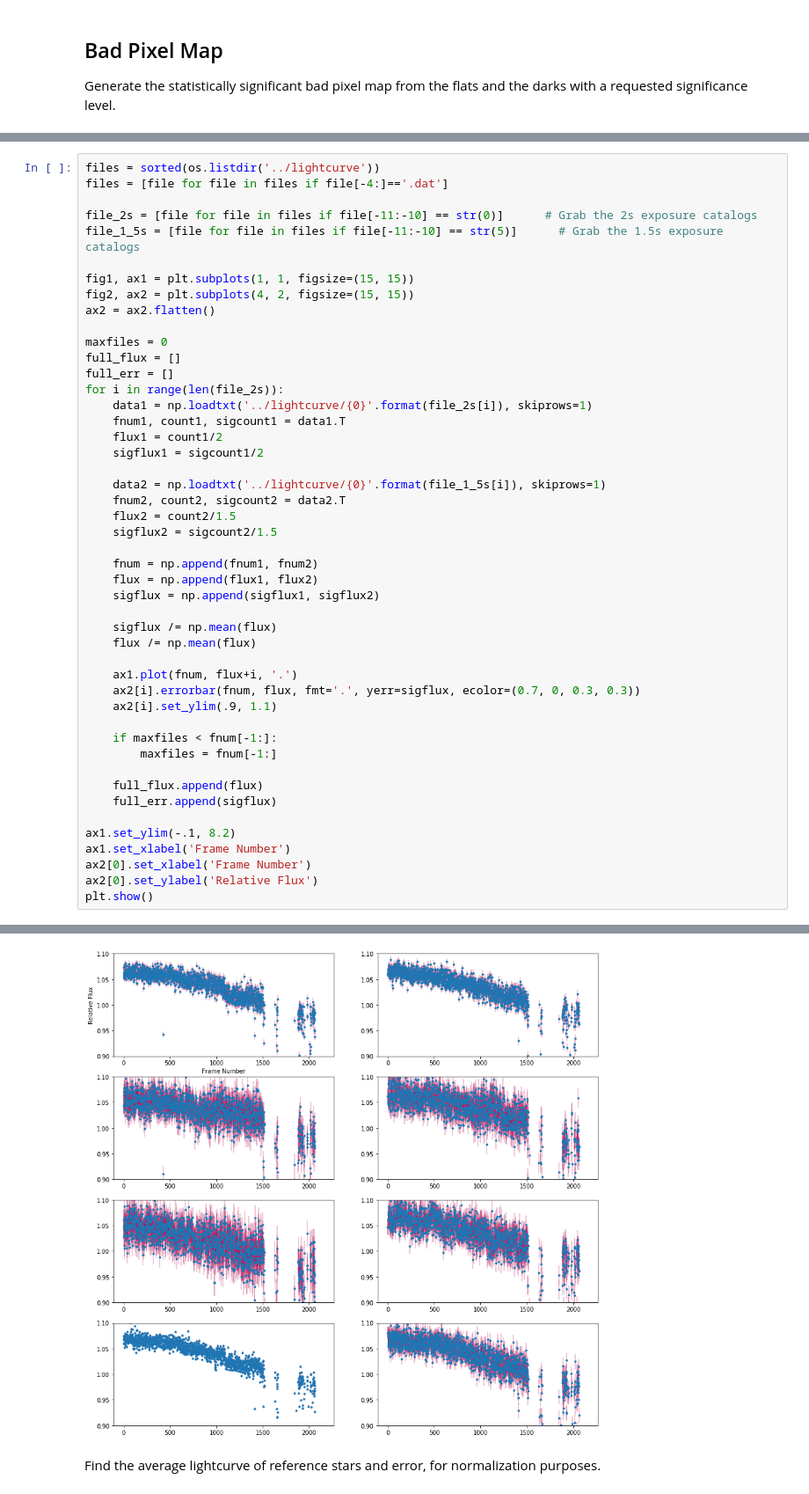
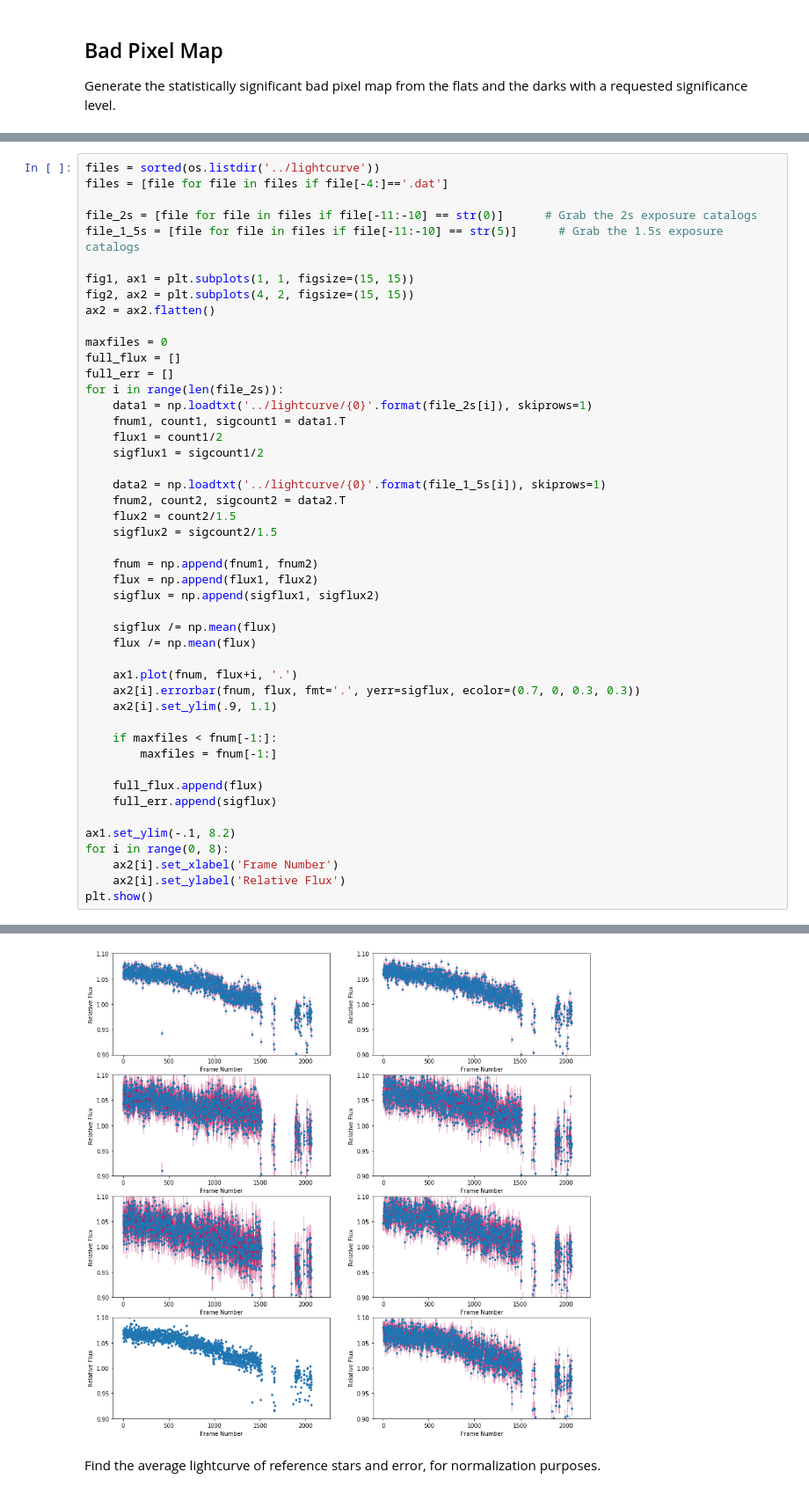
Before and after one commit to NMiklave/ast443-nyc, a Jupyter notebook: lab1/jupyter/lab1_analysis.ipynb, the cells around one changed output, grey strips where cells are left out. Shown at 88% size. Cells and saved outputs as stored; diff of their text form.

```diff
--- a/lab1/jupyter/lab1_analysis.ipynb
+++ b/lab1/jupyter/lab1_analysis.ipynb
@@ -223,37 +247,37 @@ for i in range(len(file_2s)):
     fnum1, count1, sigcount1 = data1.T
     flux1 = count1/2
     sigflux1 = sigcount1/2
 
     data2 = np.loadtxt('../lightcurve/{0}'.format(file_1_5s[i]), skiprows=1)
     fnum2, count2, sigcount2 = data2.T
     flux2 = count2/1.5
     sigflux2 = sigcount2/1.5
 
     fnum = np.append(fnum1, fnum2)
     flux = np.append(flux1, flux2)
     sigflux = np.append(sigflux1, sigflux2)
 
     sigflux /= np.mean(flux)
     flux /= np.mean(flux)
 
     ax1.plot(fnum, flux+i, '.')
     ax2[i].errorbar(fnum, flux, fmt='.', yerr=sigflux, ecolor=(0.7, 0, 0.3, 0.3))
     ax2[i].set_ylim(.9, 1.1)
 
     if maxfiles < fnum[-1:]:
         maxfiles = fnum[-1:]
 
     full_flux.append(flux)
     full_err.append(sigflux)
 
 ax1.set_ylim(-.1, 8.2)
-ax1.set_xlabel('Frame Number')
-ax2[0].set_xlabel('Frame Number')
-ax2[0].set_ylabel('Relative Flux')
+for i in range(0, 8):
+    ax2[i].set_xlabel('Frame Number')
+    ax2[i].set_ylabel('Relative Flux')
 plt.show()
 # %% [output]
 [figure]
-[figure, old version]
+[figure, new version]
 # %% [markdown]
 Find the average lightcurve of reference stars and error, for normalization purposes.
 # %%
```
Also changed, not shown: parts of 6 cells of this notebook, 5 other files.
